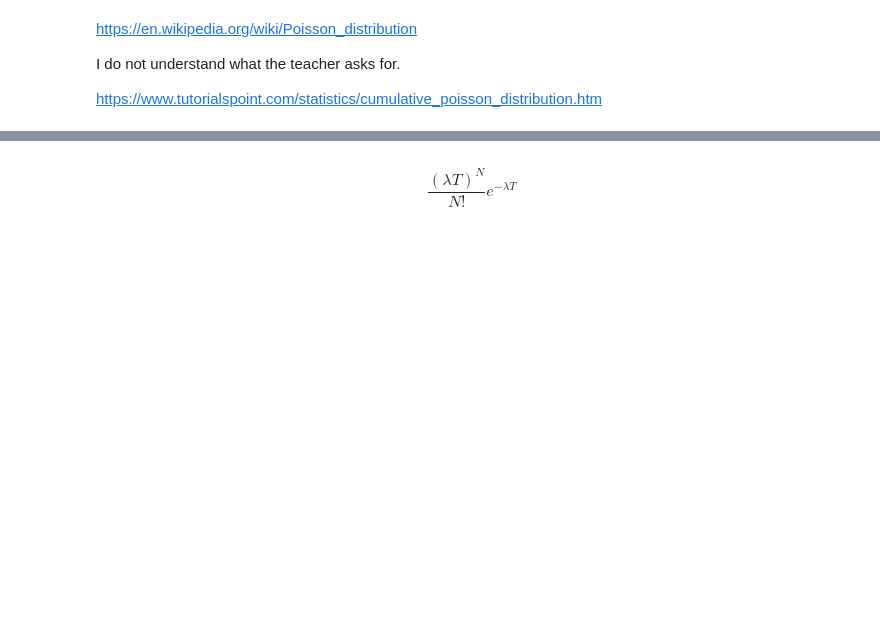
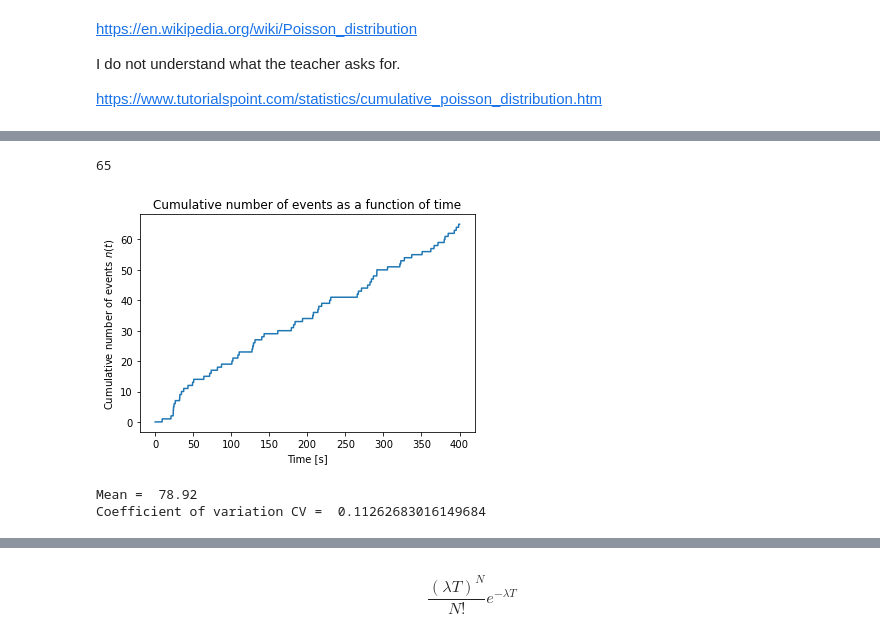
Before and after one commit to DanidelRio/Neuro_classes, a Jupyter notebook: Phys_bio/HW4_poisson_process.ipynb, the cells around one changed output, grey strips where cells are left out. Saved outputs shown, nothing was run; the diff lists cells and outputs as text; code cells hidden in the pictures; blank space fills up the shorter version.

```diff
--- a/Phys_bio/HW4_poisson_process.ipynb
+++ b/Phys_bio/HW4_poisson_process.ipynb
@@ -10,0 +22,59 @@ import matplotlib.pyplot as plt
+# %%
+# Initializing functions
+
+def P_0(T, lamb=0.2):
+    return np.exp(-lamb*T)
+
+def comparison(p0):
+    indicator = False
+    if p0 < rd.random():
+        indicator = True
+    return indicator
+# %%
+# Part c
+n = 0
+times = np.arange(0, 400.01, 0.1)
+nt = np.zeros(len(times)-1)
+
+for i in range(len(times)-1):
+
+    p0 = P_0(times[i+1]-times[i])
+
+    if comparison(p0):
+        n+=1
+    nt[i] = n
+
+print(n)
+# %% [output]
+65
+# %%
+plt.plot(times[1:], nt)
+plt.xlabel("Time [s]")
+plt.ylabel(u"Cumulative number of events $n(t)$")
+plt.title("Cumulative number of events as a function of time")
+plt.show()
+# %% [output]
+[figure, added]
+# %%
+# d) Determine the mean and CV by running multiple times
+realizations = 1000
+
+times = np.arange(0, 400.01, 0.1)
+n_s = np.zeros(realizations)
+
+for k in range(realizations):
+    n = 0
+
+    for i in range(len(times)-1):
+
+        p0 = P_0(times[i+1]-times[i])
+
+        if comparison(p0):
+            n+=1
+    n_s[k] = n
+
+print("Mean = ",np.mean(n_s))
+print("Coefficient of variation CV = ", np.std(n_s)/np.mean(n_s))
+# %% [output]
+Mean =  78.92
+Coefficient of variation CV =  0.11262683016149684
```
Also changed, not shown: parts of 8 cells of this notebook.
